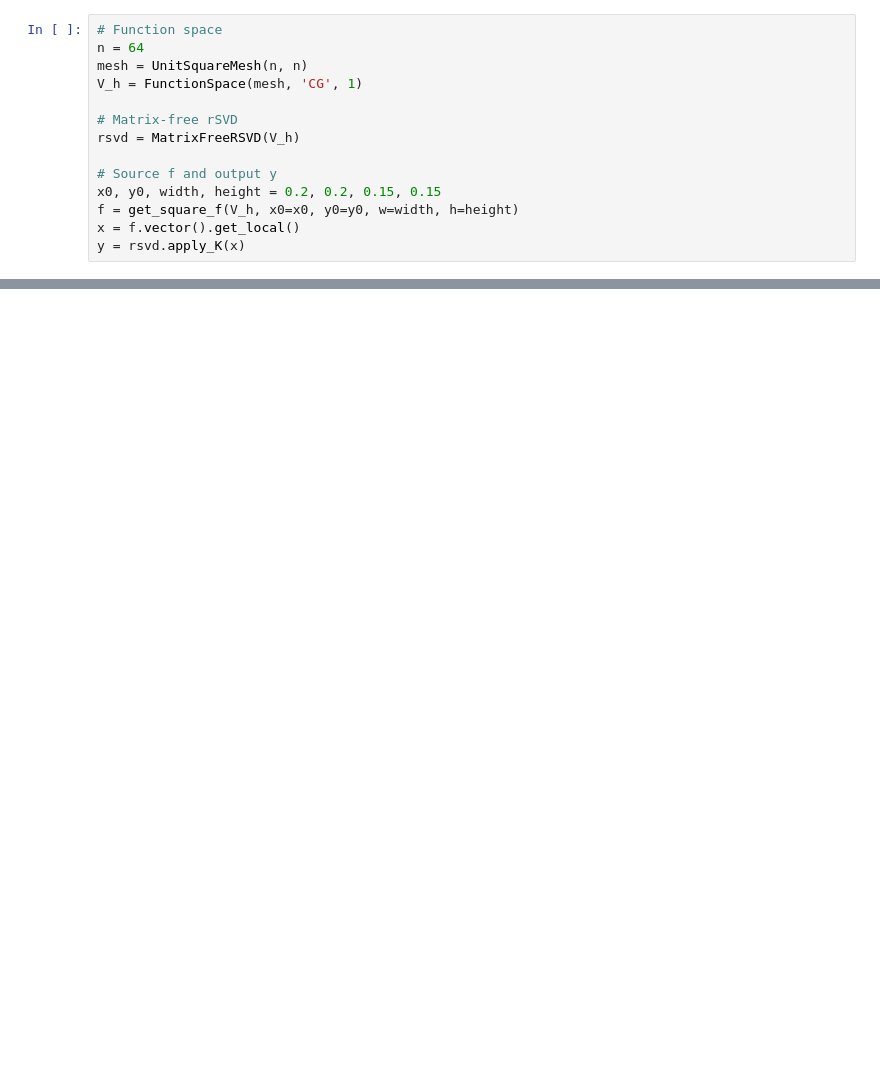
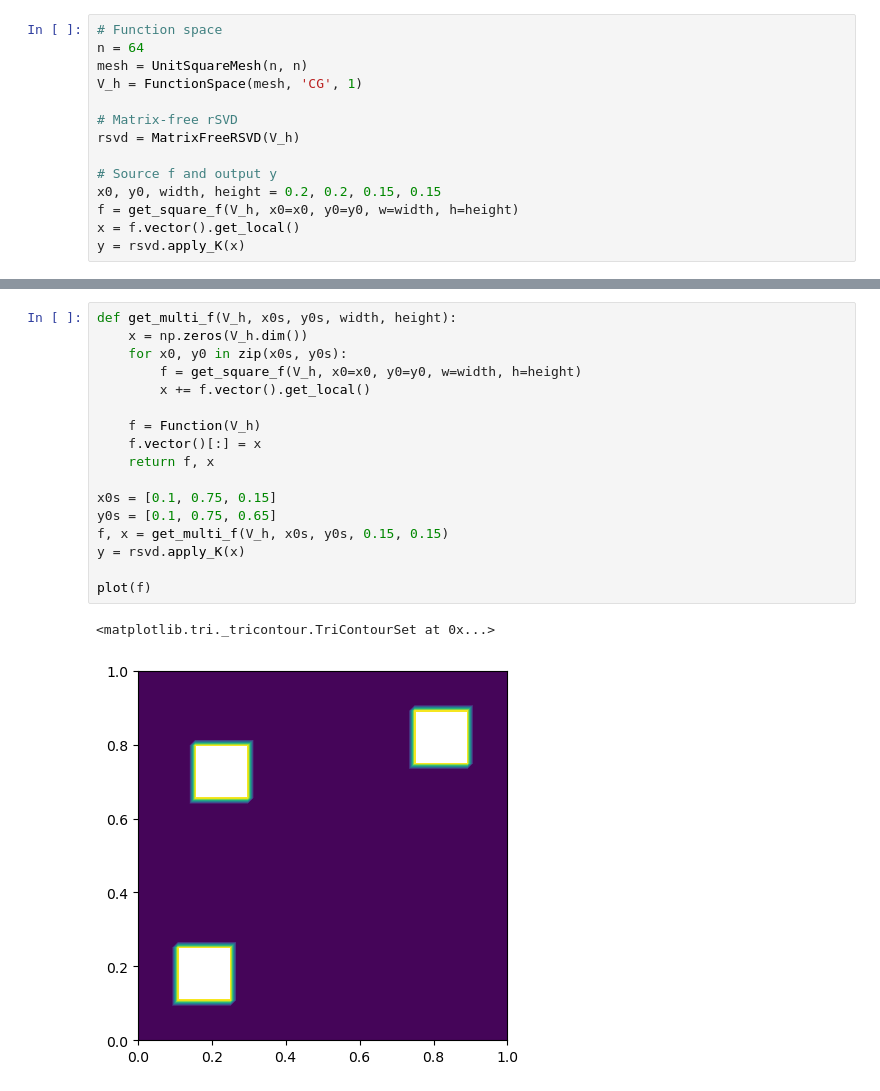
Before and after one commit to EliasSev/masters-thesis, a Jupyter notebook: notebooks/12_error_metrics.ipynb, the cells around one changed output, grey strips where cells are left out. Drawn from its saved outputs; the diff is of its cells as text; blank space fills up the shorter version.

```diff
--- a/notebooks/12_error_metrics.ipynb
+++ b/notebooks/12_error_metrics.ipynb
@@ -122,0 +136,20 @@ plot_multiple_f(records)
+# %%
+def get_multi_f(V_h, x0s, y0s, width, height):
+    x = np.zeros(V_h.dim())
+    for x0, y0 in zip(x0s, y0s):
+        f = get_square_f(V_h, x0=x0, y0=y0, w=width, h=height)
+        x += f.vector().get_local()
+
+    f = Function(V_h)
+    f.vector()[:] = x
+    return f, x
+
+x0s = [0.1, 0.75, 0.15]
+y0s = [0.1, 0.75, 0.65]
+f, x = get_multi_f(V_h, x0s, y0s, 0.15, 0.15)
+y = rsvd.apply_K(x)
+
+plot(f)
+# %% [output]
+<matplotlib.tri._tricontour.TriContourSet at 0x...>
+[figure, added]
```
Also changed, not shown: parts of 9 cells of this notebook.
